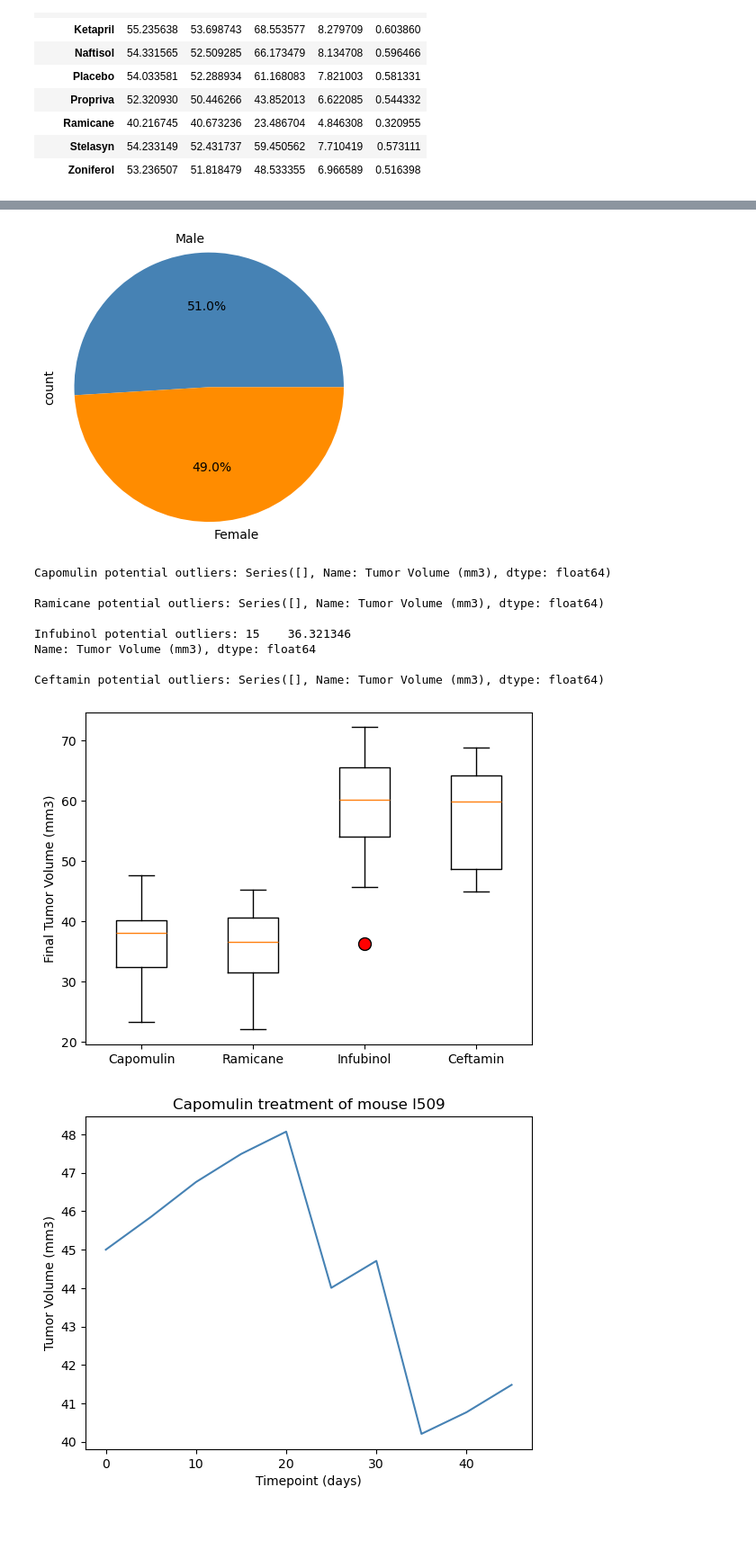
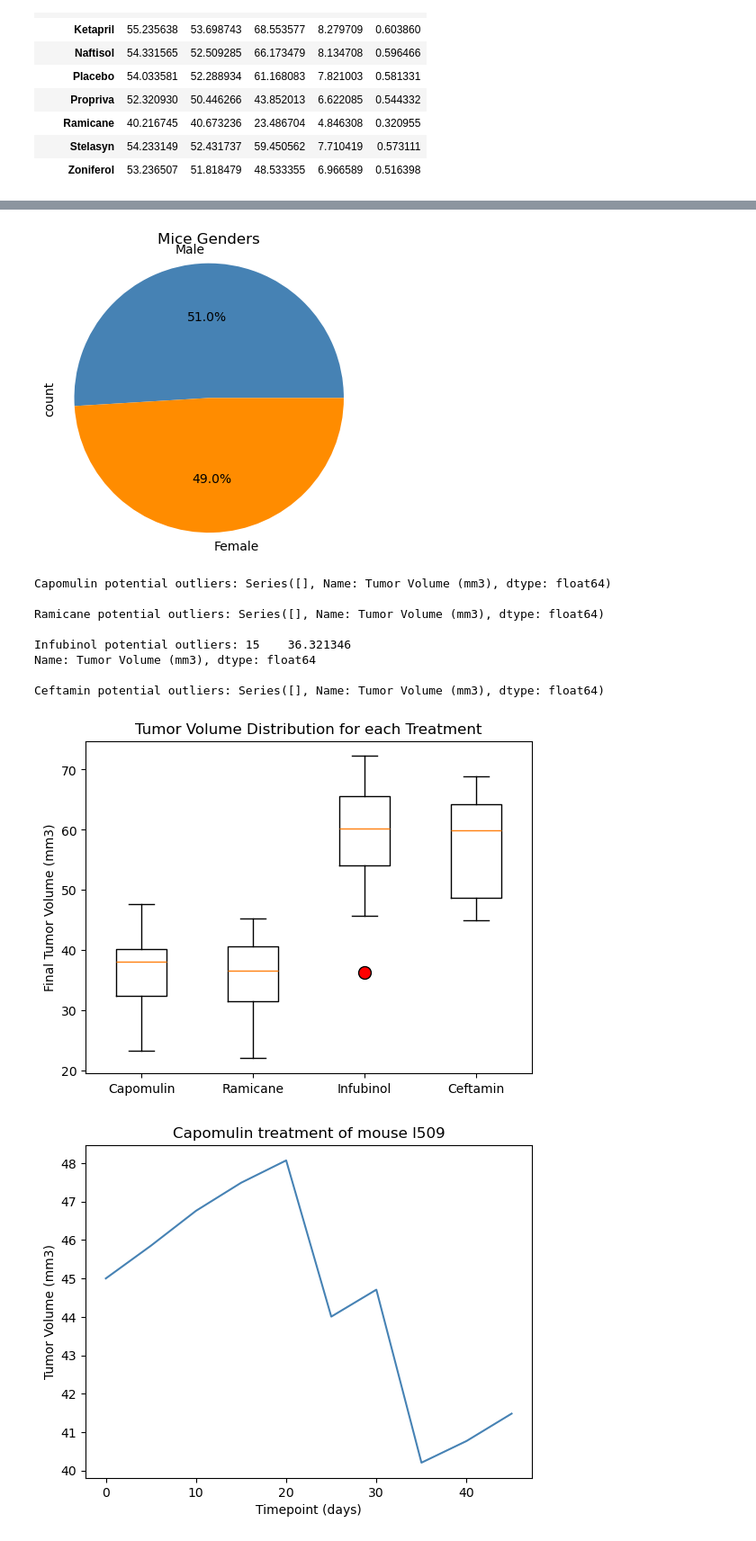
Before and after one commit to karinaahumada01/Matplotlib-challenge, a Jupyter notebook: Pymaceuticals_analysis/Pymaceuticals_analysis.ipynb, the cells around one changed output, grey strips where cells are left out. Shown at 90% size. Cells and saved outputs as stored; diff of their text form; code cells hidden in the pictures.

```diff
--- a/Pymaceuticals_analysis/Pymaceuticals_analysis.ipynb
+++ b/Pymaceuticals_analysis/Pymaceuticals_analysis.ipynb
@@ -196,12 +201,13 @@ colors = ['steelblue', 'darkorange']
 
 plt.figure(figsize=(4.25, 4.25))
 plt.pie(sizes, labels=labels, colors=colors, autopct='%1.1f%%', startangle=0)
+plt.title("Mice Genders")
 plt.ylabel('count')
 plt.axis('equal')
 
 plt.show()
 # %% [output]
-[figure, old version]
+[figure, new version]
 # %%
 # Calculate the final tumor volume of each mouse across four of the treatment regimens:
 # Capomulin, Ramicane, Infubinol, and Ceftamin
@@ -260,10 +266,11 @@ Ceftamin potential outliers: Series([], Name: Tumor Volume (mm3), dtype: float64
 # %%
 # Generate a box plot that shows the distribution of the tumor volume for each treatment group.
 plt.boxplot(tumor_vol_data, labels=treatments, flierprops=dict(markerfacecolor='r', marker='o', markersize=10))
+plt.title("Tumor Volume Distribution for each Treatment")
 plt.ylabel('Final Tumor Volume (mm3)')
 plt.show()
 # %% [output]
-[figure, old version]
+[figure, new version]
 # %%
 # Generate a line plot of tumor volume vs. time point for a single mouse treated with Capomulin
 mouse_id = 'l509'
```
Also changed, not shown: parts of 7 cells of this notebook.
